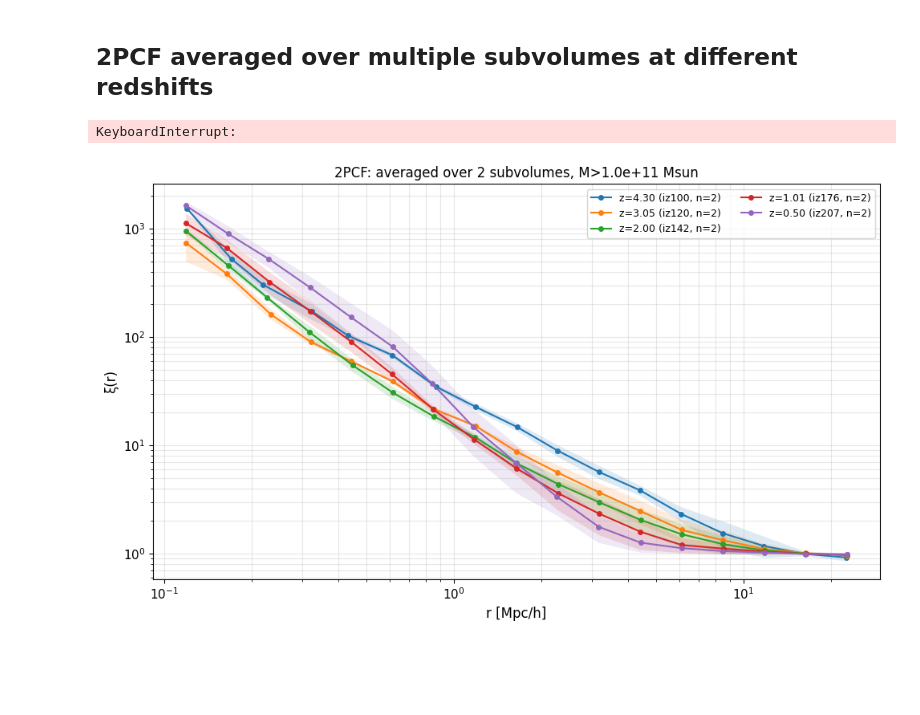
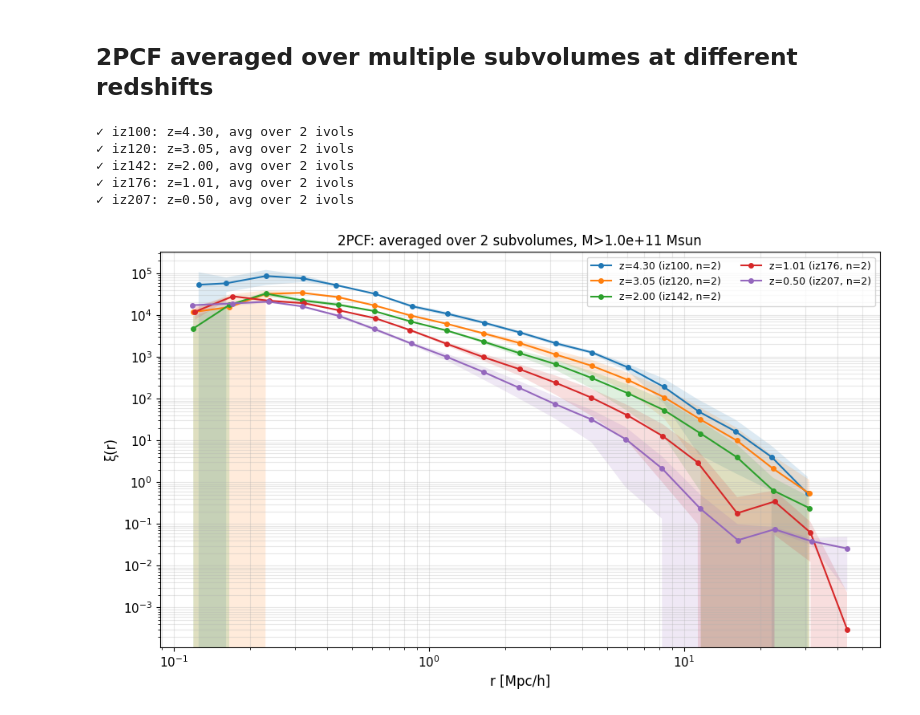
Before and after one commit to OscarHickman/galform_analysis, a Jupyter notebook: examples/2pcf/correlation.ipynb, the cells around one changed output. Saved outputs shown, nothing was run; the diff lists cells and outputs as text; code cells hidden in the pictures; blank space fills up the shorter version.

```diff
--- a/examples/2pcf/correlation.ipynb
+++ b/examples/2pcf/correlation.ipynb
@@ -6,6 +34,8 @@ import numpy as np
 import matplotlib.pyplot as plt
 from galform_analysis.config import get_base_dir
 import galform_analysis.analysis.correlation.correlation as corr_module
+import importlib
+corr_module = importlib.reload(corr_module)
 
 correlation_given_redshift_and_subvolume = corr_module.correlation_given_redshift_and_subvolume
 avg_correlation_given_redshift_and_subvolumes = corr_module.avg_correlation_given_redshift_and_subvolumes
@@ -17,3 +47,5 @@ base_dir = get_base_dir()
 # Plotting defaults (match compare_mass_functions style)
 plt.rcParams['figure.figsize'] = (8, 6)
 plt.rcParams['font.size'] = 11
+
+print("✓ Libraries loaded and correlation module reloaded")
@@ -71,5 +106,5 @@ for i in range(0, len(r), 2):
 # %%
-# Plot the correlation function
+# Plot the correlation function (log-log)
 if result is not None:
     r = result['r'].to_numpy()
     xi = result['xi'].to_numpy()
@@ -80,13 +115,14 @@ if result is not None:
     fig, ax = plt.subplots(figsize=(8, 6))
 
     # Plot only positive, finite values on log-log scale
-    mask = (xi > 0) & np.isfinite(xi)
+    mask = (r > 0) & (xi > 0) & np.isfinite(r) & np.isfinite(xi)
     ax.loglog(r[mask], xi[mask], 'o-', markersize=5, label=f'z={z:.2f}')
 
     ax.set_xlabel(r'$r$ [Mpc/$h$]', fontsize=12)
     ax.set_ylabel(r'$\xi(r)$', fontsize=12)
     ax.set_title(f'Two-point correlation function\n(z={z:.2f}, N={ngal}, L={boxsize:.1f} Mpc/h, M> {mhalo_min:.1e} Msun)', fontsize=13)
     ax.legend(fontsize=11)
+    ax.grid(True, alpha=0.3, which='both')
     plt.tight_layout()
     plt.show()
 # %% [output]
@@ -171,15 +194,16 @@ Successfully computed 2/5 snapshots
 # %%
-# Plot correlation evolution with redshift
+# Plot correlation evolution with redshift (log-log)
 if len(results) > 0:
     plt.figure(figsize=(10, 6))
 
     for i, res in enumerate(results):
         r = res['r'].to_numpy()
-        xi = res['xi'].to_numpy() - 1
+        xi = res['xi'].to_numpy()
         z = res.attrs.get('z')
         iz = res.attrs.get('iz')
         label = f"z={z:.2f}" if z is not None else (iz if iz is not None else f"snapshot {i}")
-        plt.loglog(r, xi, 'o-', label=label, markersize=5, linewidth=1.5)
+        mask = (r > 0) & (xi > 0) & np.isfinite(r) & np.isfinite(xi)
+        plt.loglog(r[mask], xi[mask], 'o-', label=label, markersize=5, linewidth=1.5)
 
     plt.xlabel('r [Mpc/h]', fontsize=12)
     plt.ylabel('ξ(r)', fontsize=12)
@@ -225,18 +248,0 @@ First 5 (r, xi, xi_std):
-# %%
-# Plot average correlation over redshifts
-if avg_result is not None:
-    r = avg_result['r'].to_numpy()
-    xi = avg_result['xi'].to_numpy()
-    xi_std = avg_result['xi_std'].to_numpy()
-
-    plt.figure(figsize=(10, 6))
-    plt.loglog(r, xi, 'o-', color='tab:blue', label=f'ivol {example_ivol} (avg over {len(iz_nums)} z)')
-    plt.fill_between(r, xi - xi_std, xi + xi_std, color='tab:blue', alpha=0.2, label='±1σ')
-
-    plt.xlabel('r [Mpc/h]', fontsize=12)
-    plt.ylabel('ξ(r)', fontsize=12)
-    plt.title(f'2PCF: ivol {example_ivol} averaged over {len(iz_nums)} redshifts', fontsize=12)
-    plt.grid(True, alpha=0.3, which='both')
-    plt.legend(fontsize=10)
-    plt.tight_layout()
-    plt.show()
@@ -262,29 +266,34 @@ for iz_num in iz_nums:
         results_multi.append(result)
         print(f"✓ iz{iz_num}: z={result.attrs.get('z'):.2f}, avg over {result.attrs.get('n_used')} ivols")
 # %% [output]
-KeyboardInterrupt:
+✓ iz100: z=4.30, avg over 2 ivols
+✓ iz120: z=3.05, avg over 2 ivols
+✓ iz142: z=2.00, avg over 2 ivols
+✓ iz176: z=1.01, avg over 2 ivols
+✓ iz207: z=0.50, avg over 2 ivols
 # %%
-# Plot average correlation functions across redshift (multi-subvolume)
+# Plot average correlation functions across redshift (multi-subvolume, log-log)
 if len(results_multi) > 0:
     plt.figure(figsize=(10, 6))
 
     for i, res in enumerate(results_multi):
         r = res['r'].to_numpy()
         xi = res['xi'].to_numpy()
         xi_std = res['xi_std'].to_numpy()
         z = res.attrs.get('z')
         iz = res.attrs.get('iz')
         n_used = res.attrs.get('n_used')
         label = f"z={z:.2f} ({iz}, n={n_used})" if z is not None else f"{iz}"
-        plt.loglog(r, xi, 'o-', label=label, markersize=4)
-        plt.fill_between(r, xi - xi_std, xi + xi_std, alpha=0.15)
+        mask = (r > 0) & (xi > 0) & np.isfinite(r) & np.isfinite(xi)
+        plt.loglog(r[mask], xi[mask], 'o-', label=label, markersize=4)
+        plt.fill_between(r[mask], xi[mask] - xi_std[mask], xi[mask] + xi_std[mask], alpha=0.15)
 
     plt.xlabel('r [Mpc/h]', fontsize=12)
     plt.ylabel('ξ(r)', fontsize=12)
     plt.title(f'2PCF: averaged over {len(example_ivols)} subvolumes, M>{mhalo_min:.1e} Msun', fontsize=12)
     plt.grid(True, alpha=0.3, which='both')
     plt.legend(fontsize=9, ncol=2)
     plt.tight_layout()
     plt.show()
 # %% [output]
-[figure, old version]
+[figure, new version]
```
Also changed, not shown: parts of 8 cells of this notebook, 45 other files.
